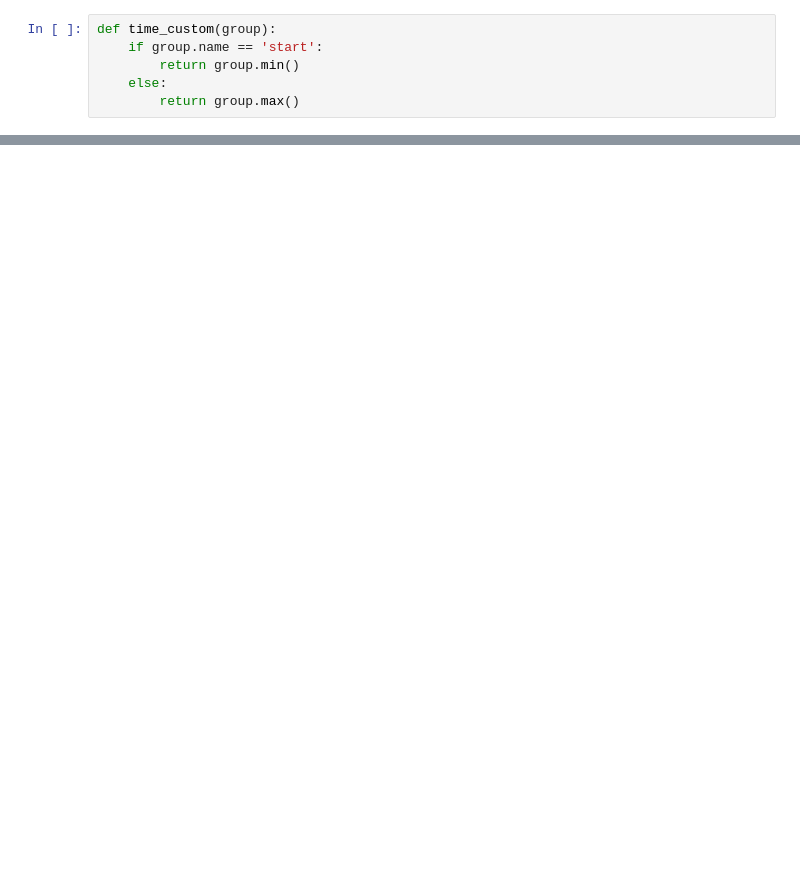
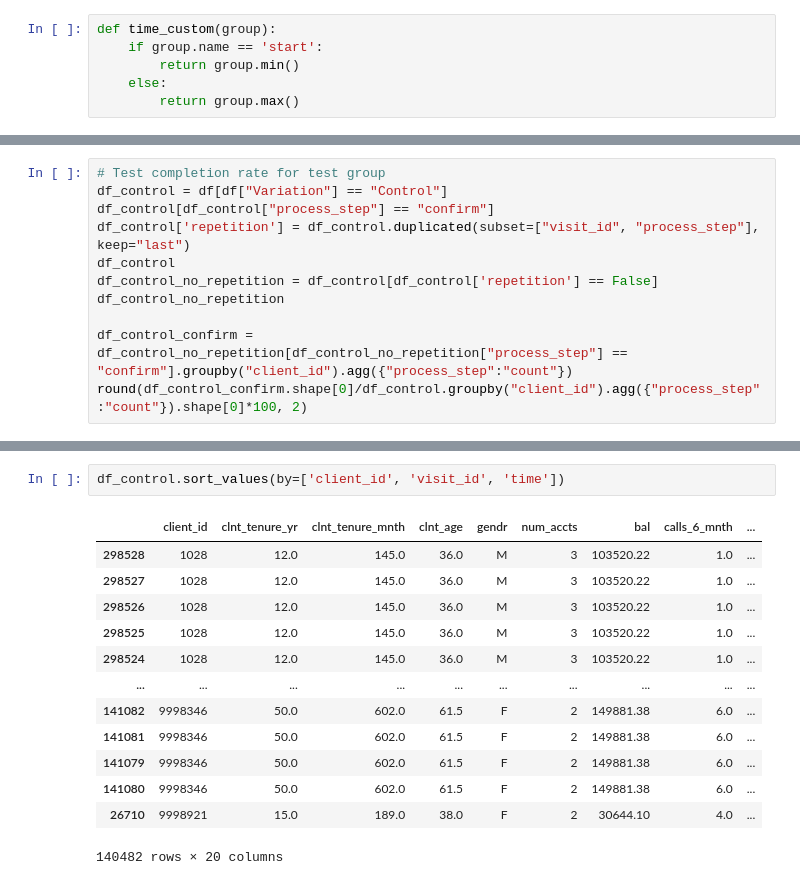
Before and after one commit to cemanzanoc/Project2, a Jupyter notebook: analysis.ipynb, the cells around one changed output, grey strips where cells are left out. Saved outputs shown, nothing was run; the diff lists cells and outputs as text; blank space fills up the shorter version.

```diff
--- a/analysis.ipynb
+++ b/analysis.ipynb
@@ -330,0 +378,11 @@ df_control_pasos
+# %%
+# Test completion rate for test group
+df_control = df[df["Variation"] == "Control"]
+df_control[df_control["process_step"] == "confirm"]
+df_control['repetition'] = df_control.duplicated(subset=["visit_id", "process_step"], keep="last")
+df_control
+df_control_no_repetition = df_control[df_control['repetition'] == False]
+df_control_no_repetition
+
+df_control_confirm = df_control_no_repetition[df_control_no_repetition["process_step"] == "confirm"].groupby("client_id").agg({"process_step":"count"})
+round(df_control_confirm.shape[0]/df_control.groupby("client_id").agg({"process_step":"count"}).shape[0]*100, 2)
@@ -330,0 +396,16 @@ df_control_pasos
+# %%
+df_control.sort_values(by=['client_id', 'visit_id', 'time'])
+# %% [output]
+|  | client_id | clnt_tenure_yr | clnt_tenure_mnth | clnt_age | gendr | num_accts | bal | calls_6_mnth | ... |
+| 298528 | 1028 | 12.0 | 145.0 | 36.0 | M | 3 | 103520.22 | 1.0 | ... |
+| 298527 | 1028 | 12.0 | 145.0 | 36.0 | M | 3 | 103520.22 | 1.0 | ... |
+| 298526 | 1028 | 12.0 | 145.0 | 36.0 | M | 3 | 103520.22 | 1.0 | ... |
+| 298525 | 1028 | 12.0 | 145.0 | 36.0 | M | 3 | 103520.22 | 1.0 | ... |
+| 298524 | 1028 | 12.0 | 145.0 | 36.0 | M | 3 | 103520.22 | 1.0 | ... |
+| ... | ... | ... | ... | ... | ... | ... | ... | ... | ... |
+| 141082 | 9998346 | 50.0 | 602.0 | 61.5 | F | 2 | 149881.38 | 6.0 | ... |
+| 141081 | 9998346 | 50.0 | 602.0 | 61.5 | F | 2 | 149881.38 | 6.0 | ... |
+| 141079 | 9998346 | 50.0 | 602.0 | 61.5 | F | 2 | 149881.38 | 6.0 | ... |
+| 141080 | 9998346 | 50.0 | 602.0 | 61.5 | F | 2 | 149881.38 | 6.0 | ... |
+| 26710 | 9998921 | 15.0 | 189.0 | 38.0 | F | 2 | 30644.10 | 4.0 | ... |
+140482 rows × 20 columns
```
Also changed, not shown: parts of 16 cells of this notebook.
